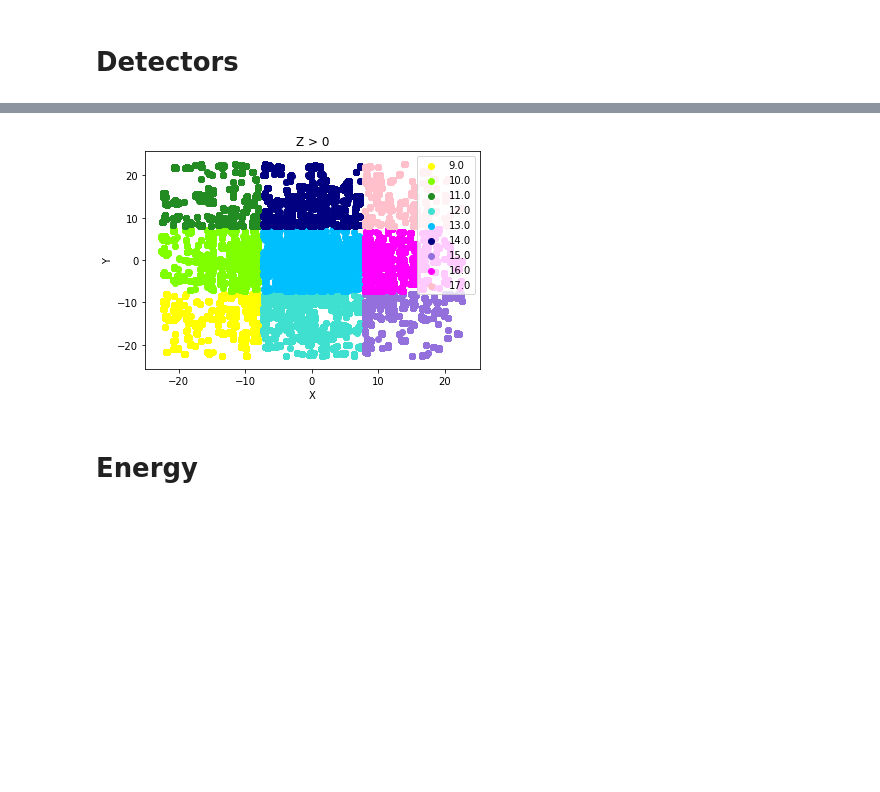
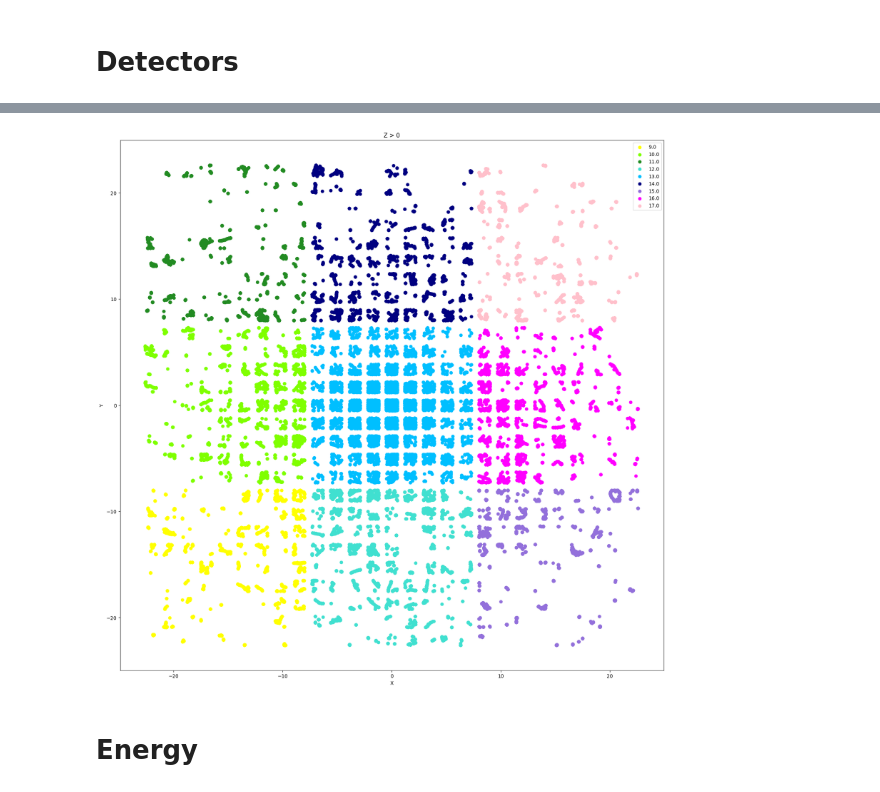
Before and after one commit to whiteRa2bit/hep_generative_models, a Jupyter notebook: notebooks/eda.ipynb, the cells around one changed output, grey strips where cells are left out. Drawn from its saved outputs; the diff is of its cells as text; code cells hidden in the pictures; blank space fills up the shorter version.

```diff
--- a/notebooks/eda.ipynb
+++ b/notebooks/eda.ipynb
@@ -36,22 +36,23 @@ plt.show()
 # %%
 SAMPLES_PER_DETECTOR = 10000
 positive_df = df[df['z'] > 0]
 
 detectors = set(sorted(positive_df['detector'].unique()))
 
+plt.figure(figsize=(20, 20), dpi=100)
 plt.title("Z > 0")
 for i, detector_num in tqdm.tqdm(enumerate(detectors)):
     detector_df = positive_df[positive_df['detector'] == detector_num].sample(SAMPLES_PER_DETECTOR)
     x_values = detector_df['x']
     y_values = detector_df['y']
 
     plt.scatter(x_values, y_values, c=colors[i + len(detectors)])
     plt.xlabel("X")
     plt.ylabel("Y")
 plt.legend(detectors)
 plt.show()
 # %% [output]
-[figure, old version]
+[figure, new version]
 # %% [markdown]
 # Energy
 # %%
```
Also changed, not shown: parts of 1 cell of this notebook.
